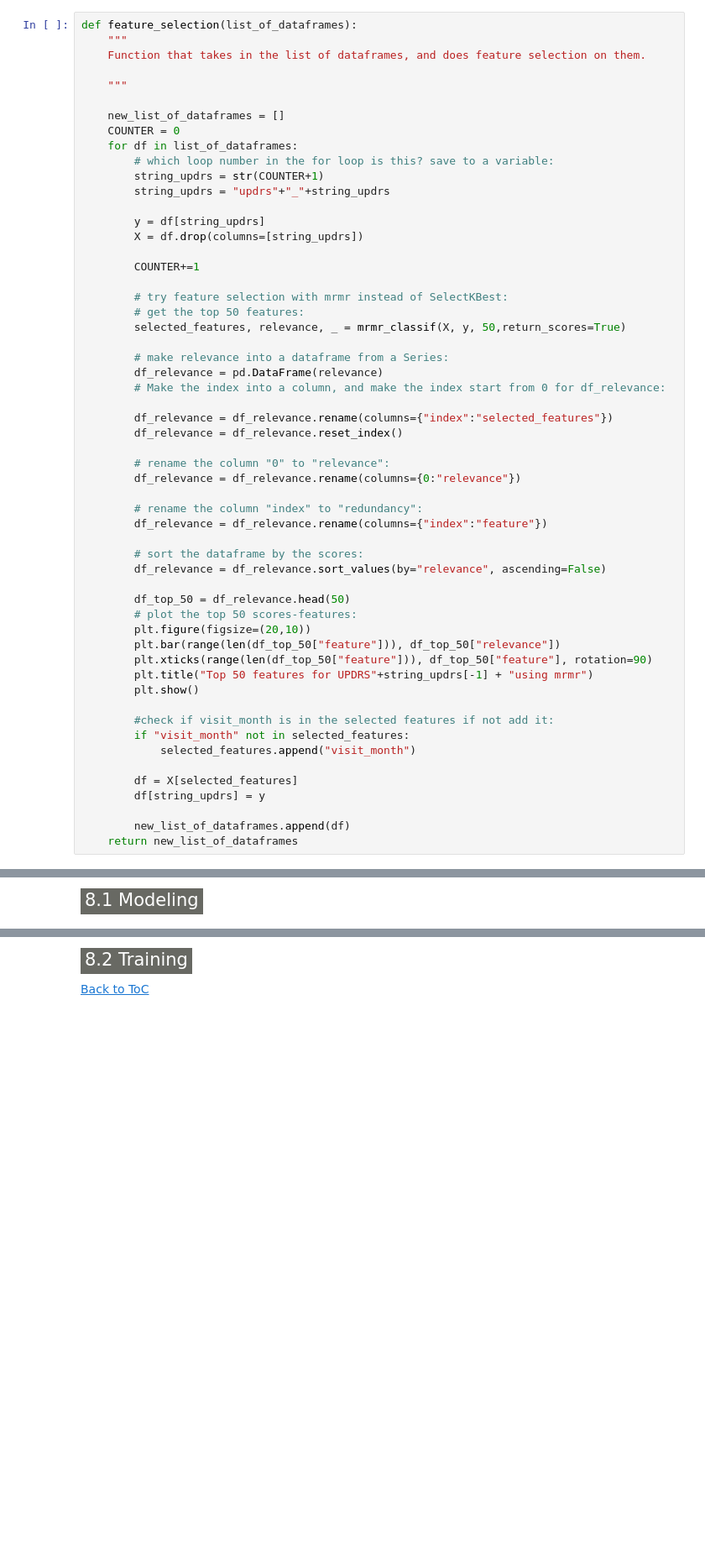
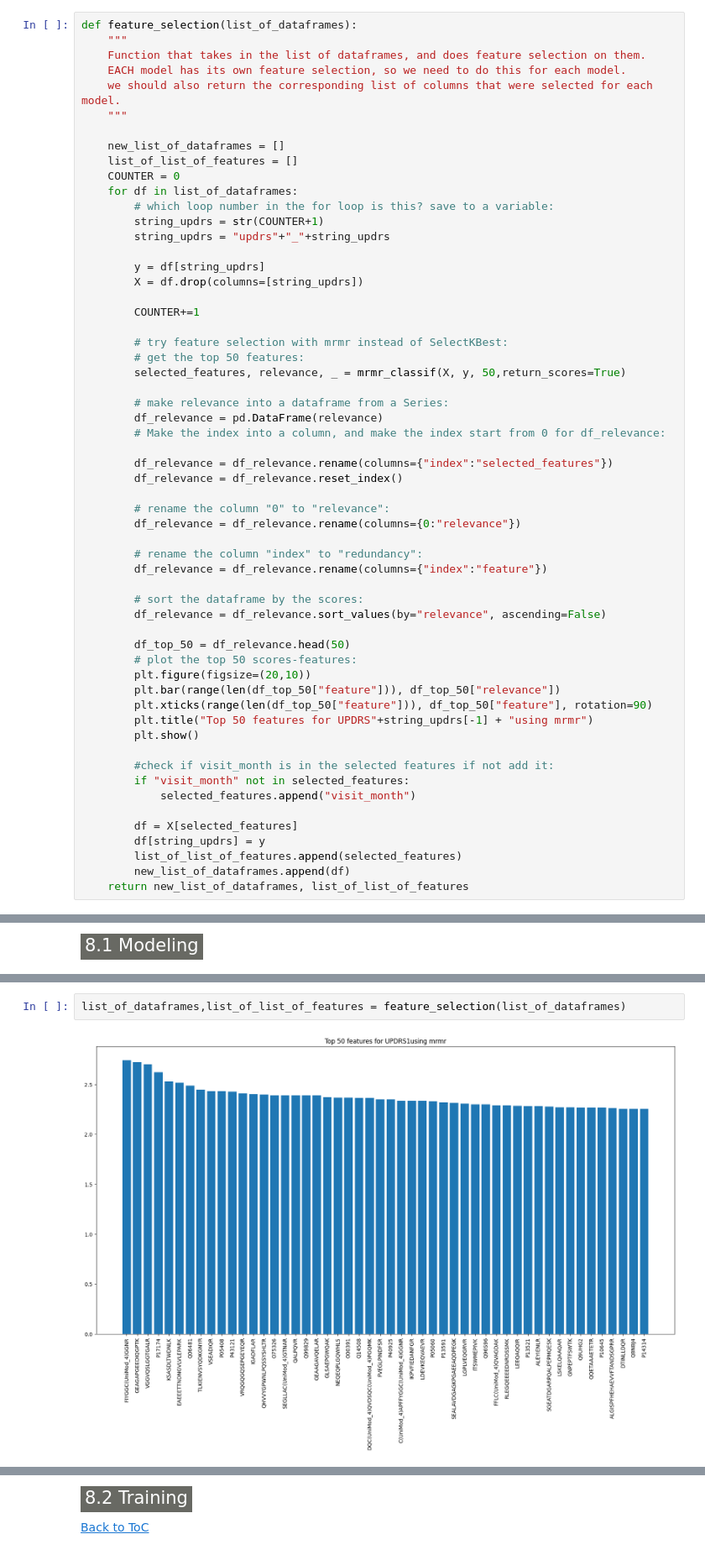
Before and after one commit to tomdgr/Kaggle, a Jupyter notebook: amp_parkinsons_2023/working/first-submission-test-amp-with-xgboost (2).ipynb, the cells around one changed output, grey strips where cells are left out. Shown at 84% size. Saved outputs shown, nothing was run; the diff lists cells and outputs as text; blank space fills up the shorter version.

```diff
--- a/amp_parkinsons_2023/working/first-submission-test-amp-with-xgboost (2).ipynb
+++ b/amp_parkinsons_2023/working/first-submission-test-amp-with-xgboost (2).ipynb
@@ -339,10 +343,12 @@ def run_train_dataset_pipeline( imputer_path:str):
 def feature_selection(list_of_dataframes):
     """
     Function that takes in the list of dataframes, and does feature selection on them.
-
+    EACH model has its own feature selection, so we need to do this for each model.
+    we should also return the corresponding list of columns that were selected for each model.
     """
 
     new_list_of_dataframes = []
+    list_of_list_of_features = []
     COUNTER = 0
     for df in list_of_dataframes:
         # which loop number in the for loop is this? save to a variable:
@@ -388,9 +394,9 @@ def feature_selection(list_of_dataframes):
 
         df = X[selected_features]
         df[string_updrs] = y
-
+        list_of_list_of_features.append(selected_features)
         new_list_of_dataframes.append(df)
-    return new_list_of_dataframes
+    return new_list_of_dataframes, list_of_list_of_features
 # %%
 def sum_peptide_abundance(df_peptides):
     df_peptides_abundance = df_peptides.groupby(['visit_id']).agg({'PeptideAbundance': 'sum'}).reset_index()
@@ -1287,0 +1284,4 @@ skippping
+# %%
+list_of_dataframes,list_of_list_of_features = feature_selection(list_of_dataframes)
+# %% [output]
+[figure, added]
```
Also changed, not shown: parts of 34 cells of this notebook.
